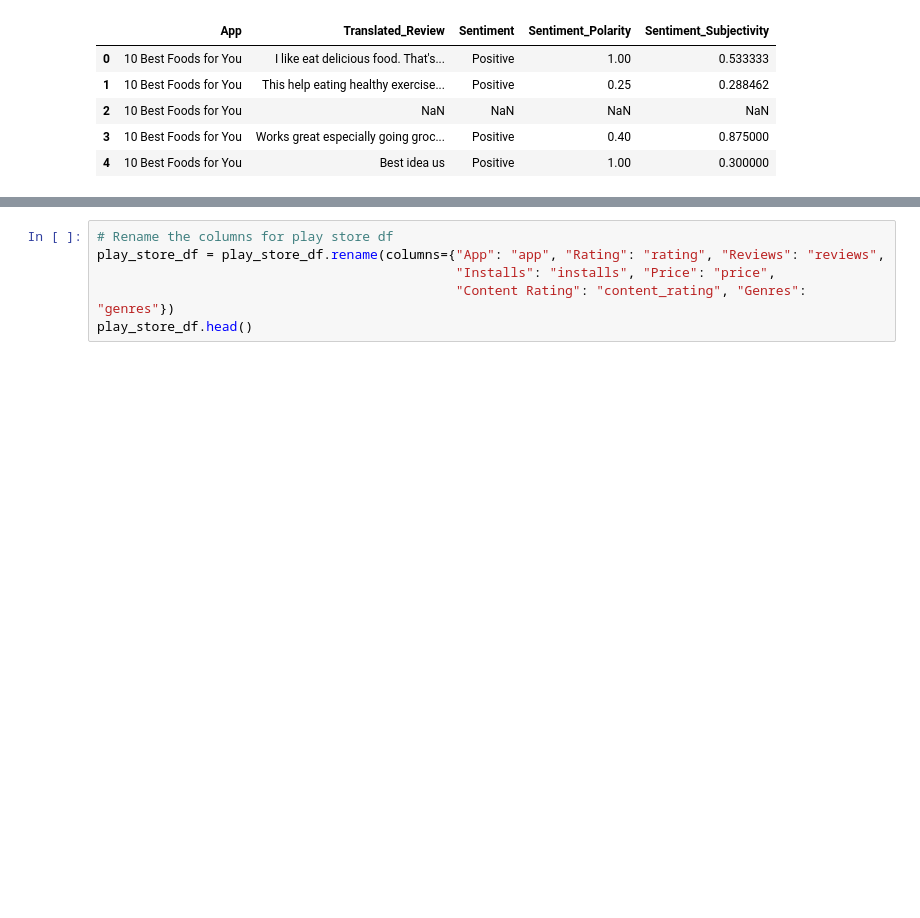
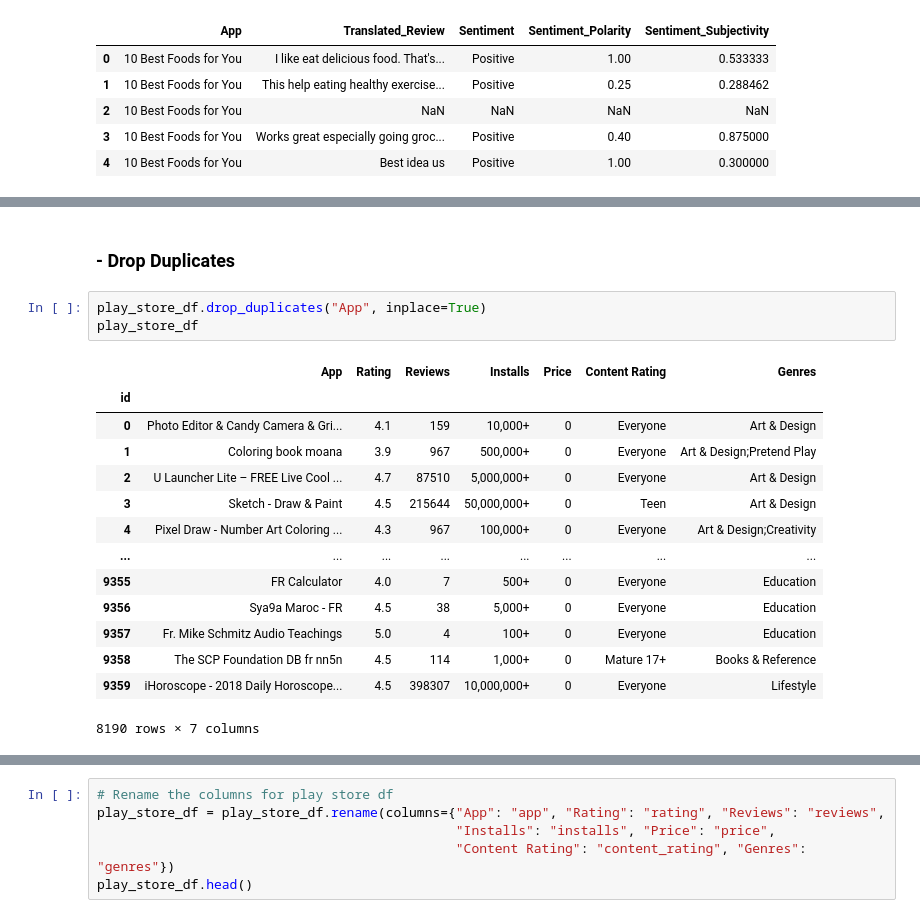
Before and after one commit to juliabrunett/ETL_Project, a Jupyter notebook: google_play.ipynb, the cells around one changed output, grey strips where cells are left out. Drawn from its saved outputs; the diff is of its cells as text; blank space fills up the shorter version.

```diff
--- a/google_play.ipynb
+++ b/google_play.ipynb
@@ -111,0 +117,20 @@ reviews_df.head()
+# %% [markdown]
+### - Drop Duplicates
+# %%
+play_store_df.drop_duplicates("App", inplace=True)
+play_store_df
+# %% [output]
+|  | App | Rating | Reviews | Installs | Price | Content Rating | Genres |
+| id |  |  |  |  |  |  |  |
+| 0 | Photo Editor & Candy Camera & Gri... | 4.1 | 159 | 10,000+ | 0 | Everyone | Art & Design |
+| 1 | Coloring book moana | 3.9 | 967 | 500,000+ | 0 | Everyone | Art & Design;Pretend Play |
+| 2 | U Launcher Lite – FREE Live Cool ... | 4.7 | 87510 | 5,000,000+ | 0 | Everyone | Art & Design |
+| 3 | Sketch - Draw & Paint | 4.5 | 215644 | 50,000,000+ | 0 | Teen | Art & Design |
+| 4 | Pixel Draw - Number Art Coloring ... | 4.3 | 967 | 100,000+ | 0 | Everyone | Art & Design;Creativity |
+| ... | ... | ... | ... | ... | ... | ... | ... |
+| 9355 | FR Calculator | 4.0 | 7 | 500+ | 0 | Everyone | Education |
+| 9356 | Sya9a Maroc - FR | 4.5 | 38 | 5,000+ | 0 | Everyone | Education |
+| 9357 | Fr. Mike Schmitz Audio Teachings | 5.0 | 4 | 100+ | 0 | Everyone | Education |
+| 9358 | The SCP Foundation DB fr nn5n | 4.5 | 114 | 1,000+ | 0 | Mature 17+ | Books & Reference |
+| 9359 | iHoroscope - 2018 Daily Horoscope... | 4.5 | 398307 | 10,000,000+ | 0 | Everyone | Lifestyle |
+8190 rows × 7 columns
```
Also changed, not shown: parts of 38 cells of this notebook.
